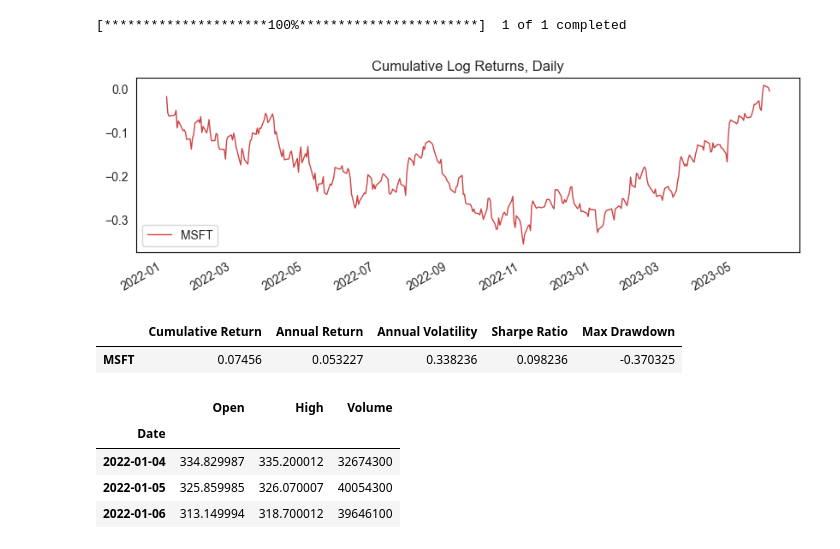
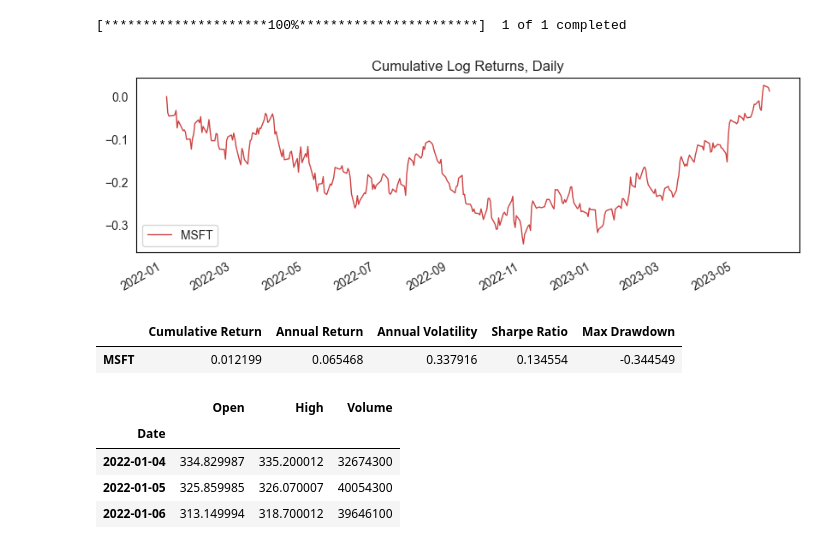
Before and after one commit to aungsias/Forays, a Jupyter notebook: Self/1. The Convergence of Models - Continuous and Binary Predictions in Stock Trading/index.ipynb, the cells around one changed output. Cells and saved outputs as stored; diff of their text form; code cells hidden in the pictures.

```diff
--- a/Self/1. The Convergence of Models - Continuous and Binary Predictions in Stock Trading/index.ipynb
+++ b/Self/1. The Convergence of Models - Continuous and Binary Predictions in Stock Trading/index.ipynb
@@ -32,18 +32,19 @@ target = prices.pct_change()[1:]
 # %% [output]
 [*********************100%***********************]  1 of 1 completed
 # %%
+target.loc[target.index.min()] = 0
 growth(target).plot(figsize=(10, 3), grid=False, color='#CE4242')
 plt.title(f"Cumulative Log Returns, Daily")
 plt.xlabel('')
 plt.legend();
 # %% [output]
-[figure, old version]
+[figure, new version]
 # %%
 metrics = Metrics({'MSFT': target})
 metrics.calculate()
 # %% [output]
 |  | Cumulative Return | Annual Return | Annual Volatility | Sharpe Ratio | Max Drawdown |
-| MSFT | 0.07456 | 0.053227 | 0.338236 | 0.098236 | -0.370325 |
+| MSFT | 0.012199 | 0.065468 | 0.337916 | 0.134554 | -0.344549 |
 # %%
 factors.head(3)
 # %% [output]
```
Also changed, not shown: 2 other files.
